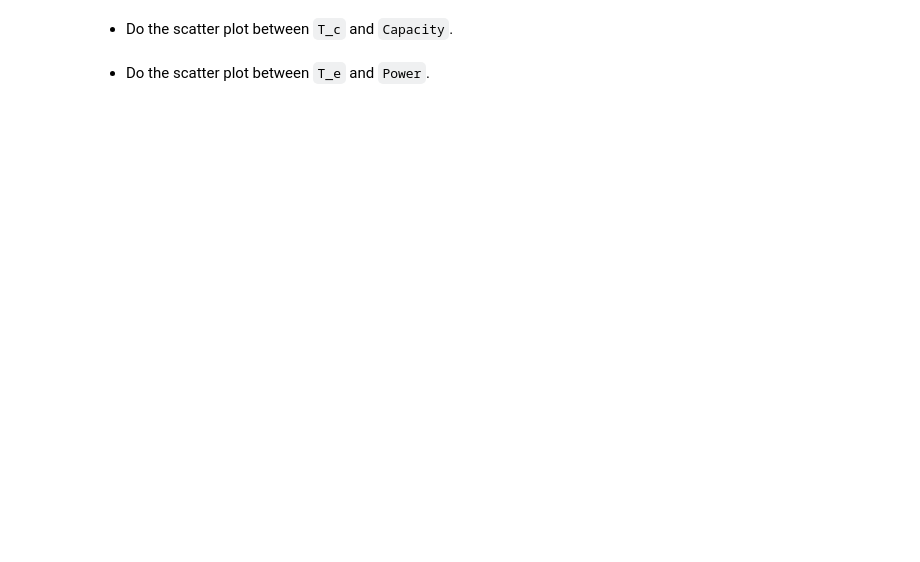
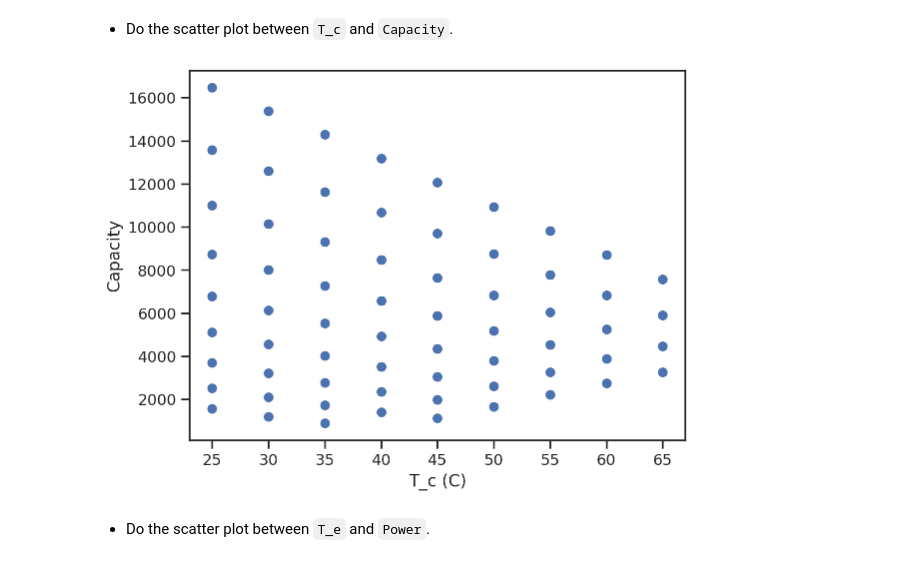
Before and after one commit to norah-wright/ME239, a Jupyter notebook: lecture04/homework_04.ipynb, the cells around one changed output. Saved outputs shown, nothing was run; the diff lists cells and outputs as text; code cells hidden in the pictures; blank space fills up the shorter version.

```diff
--- a/lecture04/homework_04.ipynb
+++ b/lecture04/homework_04.ipynb
@@ -64,2 +83,11 @@ Answer the following questions.
+# %%
+# your code here
+Tc_vs_Cap, ax = plt.subplots()
+ax.scatter(comp_data['T_c'], comp_data['Capacity'])
+ax.set_xlabel('T_c (C)')
+ax.set_ylabel('Capacity')
+plt.show()
+# %% [output]
+[figure, added]
 # %% [markdown]
 + Do the scatter plot between `T_e` and `Power`.
```
Also changed, not shown: parts of 15 cells of this notebook.
